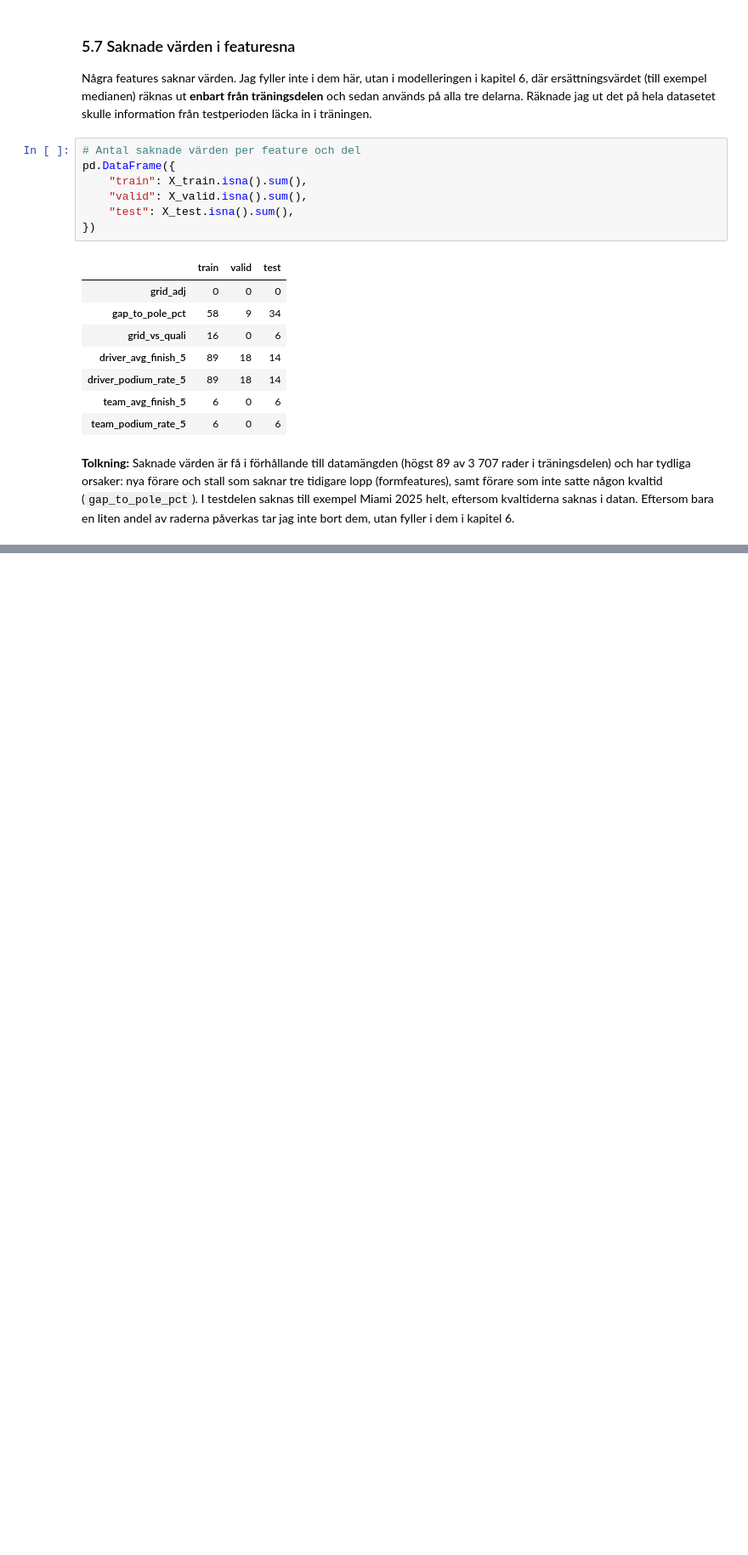
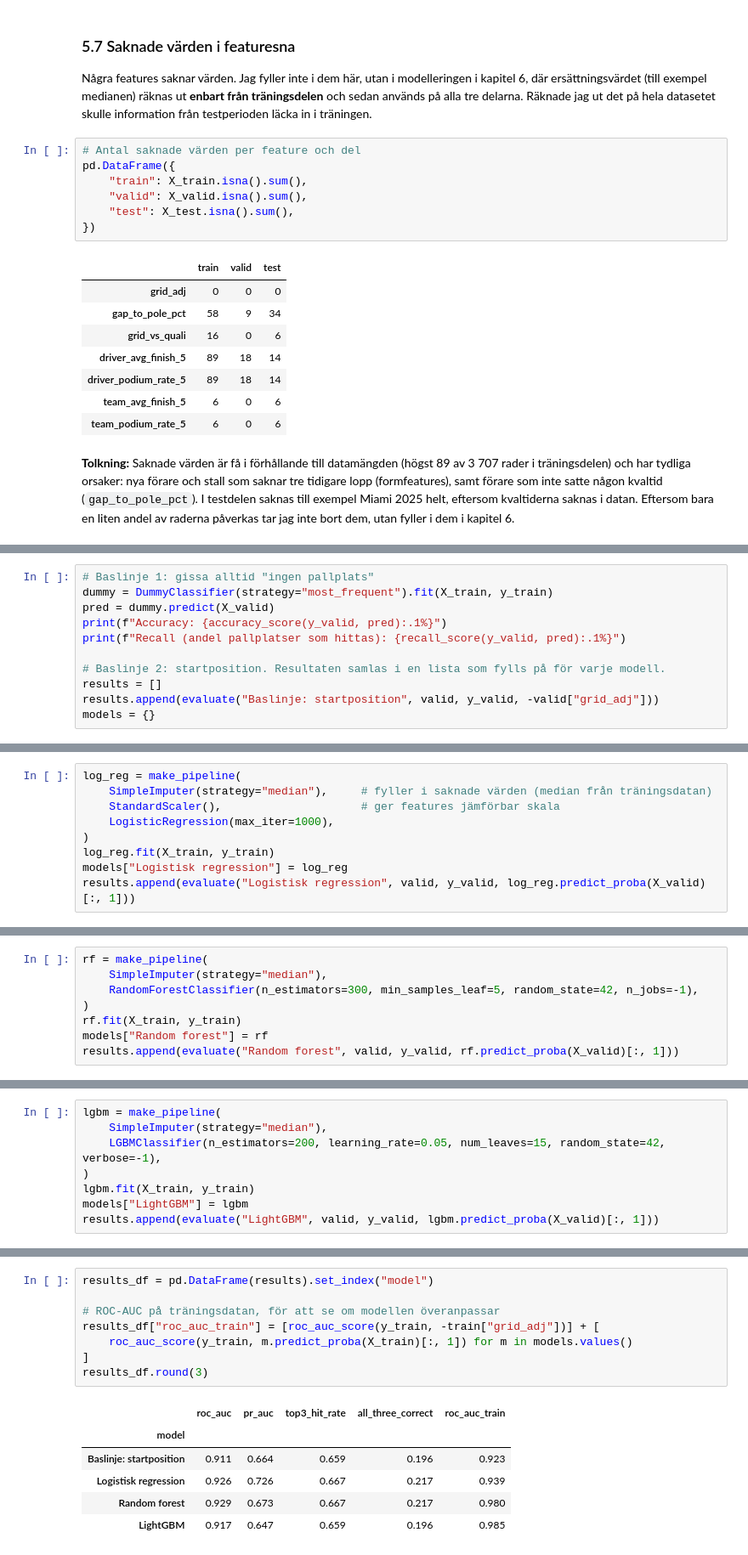
Before and after one commit to felixalfred/f1-podium-prediction, a Jupyter notebook: notebooks/f1_podium_prediction.ipynb, the cells around one changed output, grey strips where cells are left out. Shown at 85% size. Saved outputs shown, nothing was run; the diff lists cells and outputs as text; blank space fills up the shorter version.

Commit message:
Modeller: baslinjer, logistisk regression, random forest och LightGBM

```diff
--- a/notebooks/f1_podium_prediction.ipynb
+++ b/notebooks/f1_podium_prediction.ipynb
@@ -978,0 +1040,11 @@ pd.DataFrame({
+# %%
+# Baslinje 1: gissa alltid "ingen pallplats"
+dummy = DummyClassifier(strategy="most_frequent").fit(X_train, y_train)
+pred = dummy.predict(X_valid)
+print(f"Accuracy: {accuracy_score(y_valid, pred):.1%}")
+print(f"Recall (andel pallplatser som hittas): {recall_score(y_valid, pred):.1%}")
+
+# Baslinje 2: startposition. Resultaten samlas i en lista som fylls på för varje modell.
+results = []
+results.append(evaluate("Baslinje: startposition", valid, y_valid, -valid["grid_adj"]))
+models = {}
@@ -978,0 +1060,9 @@ pd.DataFrame({
+# %%
+log_reg = make_pipeline(
+    SimpleImputer(strategy="median"),     # fyller i saknade värden (median från träningsdatan)
+    StandardScaler(),                     # ger features jämförbar skala
+    LogisticRegression(max_iter=1000),
+)
+log_reg.fit(X_train, y_train)
+models["Logistisk regression"] = log_reg
+results.append(evaluate("Logistisk regression", valid, y_valid, log_reg.predict_proba(X_valid)[:, 1]))
@@ -978,0 +1073,8 @@ pd.DataFrame({
+# %%
+rf = make_pipeline(
+    SimpleImputer(strategy="median"),
+    RandomForestClassifier(n_estimators=300, min_samples_leaf=5, random_state=42, n_jobs=-1),
+)
+rf.fit(X_train, y_train)
+models["Random forest"] = rf
+results.append(evaluate("Random forest", valid, y_valid, rf.predict_proba(X_valid)[:, 1]))
@@ -978,0 +1085,8 @@ pd.DataFrame({
+# %%
+lgbm = make_pipeline(
+    SimpleImputer(strategy="median"),
+    LGBMClassifier(n_estimators=200, learning_rate=0.05, num_leaves=15, random_state=42, verbose=-1),
+)
+lgbm.fit(X_train, y_train)
+models["LightGBM"] = lgbm
+results.append(evaluate("LightGBM", valid, y_valid, lgbm.predict_proba(X_valid)[:, 1]))
@@ -978,0 +1097,15 @@ pd.DataFrame({
+# %%
+results_df = pd.DataFrame(results).set_index("model")
+
+# ROC-AUC på träningsdatan, för att se om modellen överanpassar
+results_df["roc_auc_train"] = [roc_auc_score(y_train, -train["grid_adj"])] + [
+    roc_auc_score(y_train, m.predict_proba(X_train)[:, 1]) for m in models.values()
+]
+results_df.round(3)
+# %% [output]
+|  | roc_auc | pr_auc | top3_hit_rate | all_three_correct | roc_auc_train |
+| model |  |  |  |  |  |
+| Baslinje: startposition | 0.911 | 0.664 | 0.659 | 0.196 | 0.923 |
+| Logistisk regression | 0.926 | 0.726 | 0.667 | 0.217 | 0.939 |
+| Random forest | 0.929 | 0.673 | 0.667 | 0.217 | 0.980 |
+| LightGBM | 0.917 | 0.647 | 0.659 | 0.196 | 0.985 |
```
Also changed, not shown: parts of 11 cells of this notebook.
